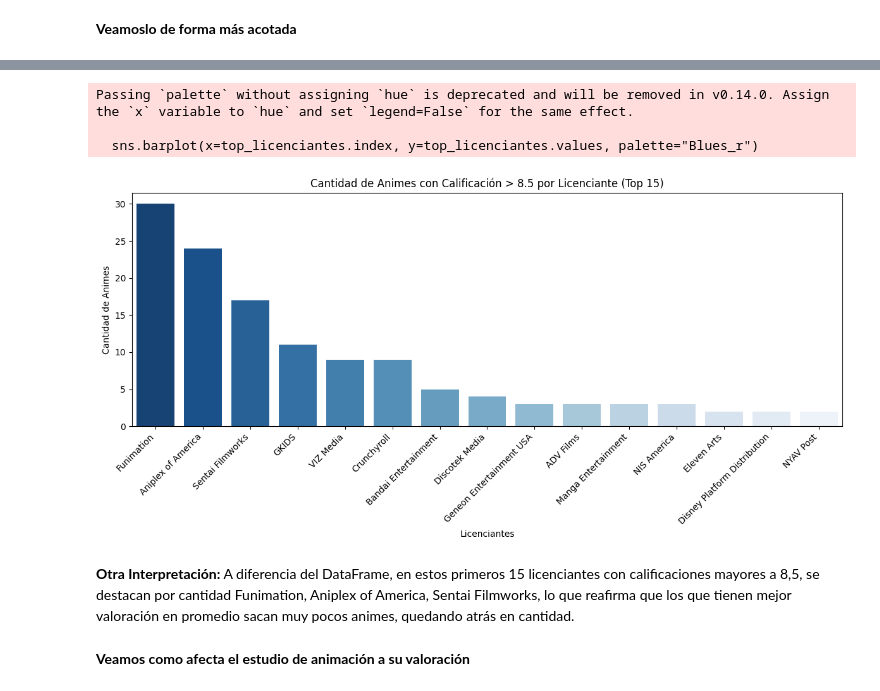
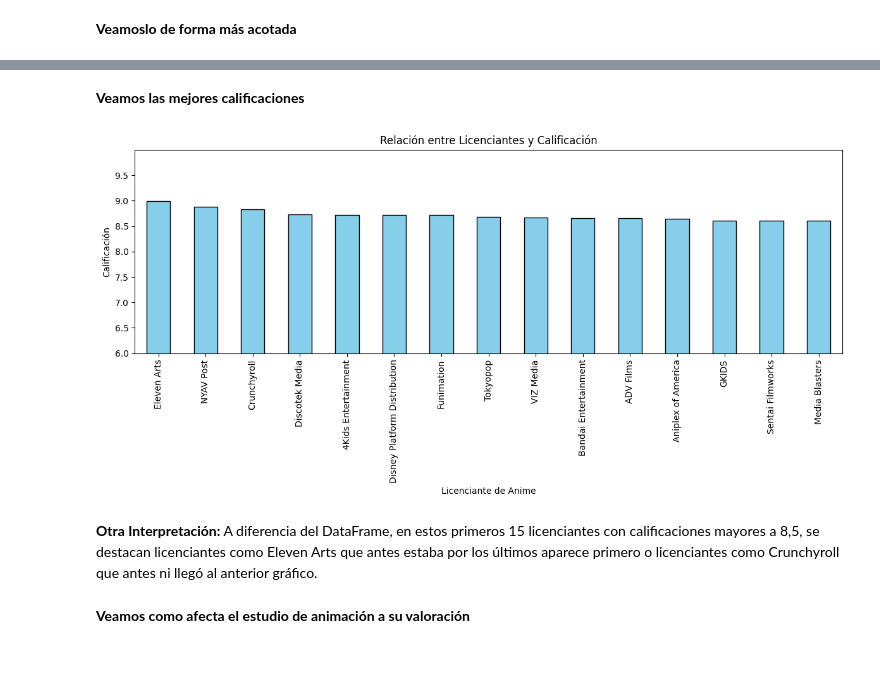
Before and after one commit to bondiolandia/TP_Laboratorio_de_M-todos_Cuantitativos_2026, a Jupyter notebook: notebook_Evolucion_del_Anime.ipynb, the cells around one changed output, grey strips where cells are left out. Saved outputs shown, nothing was run; the diff lists cells and outputs as text; code cells hidden in the pictures; blank space fills up the shorter version.

```diff
--- a/notebook_Evolucion_del_Anime.ipynb
+++ b/notebook_Evolucion_del_Anime.ipynb
@@ -653,33 +669,29 @@ plt.show()
+# %% [markdown]
+**Veamos las mejores calificaciones**
 # %%
-import pandas as pd
-import matplotlib.pyplot as plt
 import seaborn as sns
-
 
 anime["Score"] = pd.to_numeric(anime["Score"], errors="coerce") #aseguramos score numerico
 
 animes_excelentes = anime[anime["Score"] > 8.5].copy()  #filtramos por calificacion >8,5
 
-licensors_df = animes_excelentes.assign(Licensors=animes_excelentes["Licensors"].str.split(", ")).explode("Licensors") #separamos por fila para analizarlo individ
+licensors_df = animes_excelentes.assign(Licensors=animes_excelentes["Licensors"].str.split(", ")).explode("Licensors") #separamos por fila para analizarlo individual
 
-top_licenciantes = licensors_df["Licensors"].value_counts().head(15) #Los contamos
-
-plt.figure(figsize=(12, 6)) #graficamos
-sns.barplot(x=top_licenciantes.index, y=top_licenciantes.values, palette="Blues_r")
-
-plt.title("Cantidad de Animes con Calificación > 8.5 por Licenciante (Top 15)")
-plt.xlabel("Licenciantes")
-plt.ylabel("Cantidad de Animes")
-plt.xticks(rotation=45, ha="right")
+mediana_por_licenciantes = licensors_df.groupby("Licensors")["Score"].median().sort_values(ascending = False).head(15)
+plt.figure(figsize=(12, 6))
+mediana_por_licenciantes.plot(kind="bar", color="skyblue", edgecolor="black")
+plt.title("Relación entre Licenciantes y Calificación")
+plt.xlabel("Licenciante de Anime")
+plt.ylabel("Calificación")
+plt.xticks(rotation=90)
+plt.ylim(6,10)
+plt.yticks(np.arange(6.0, 10.0, 0.5))
 plt.tight_layout()
 plt.show()
 # %% [output]
-Passing `palette` without assigning `hue` is deprecated and will be removed in v0.14.0. Assign the `x` variable to `hue` and set `legend=False` for the same effect.
-
-  sns.barplot(x=top_licenciantes.index, y=top_licenciantes.values, palette="Blues_r")
-[figure, old version]
+[figure, new version]
 # %% [markdown]
-**Otra Interpretación:** A diferencia del DataFrame, en estos primeros 15 licenciantes con calificaciones mayores a 8,5, se destacan por cantidad Funimation, Aniplex of America, Sentai Filmworks, lo que reafirma que los que tienen mejor valoración en promedio sacan muy pocos animes, quedando atrás en cantidad.
+**Otra Interpretación:** A diferencia del DataFrame, en estos primeros 15 licenciantes con calificaciones mayores a 8,5, se destacan licenciantes como Eleven Arts que antes estaba por los últimos aparece primero o licenciantes como Crunchyroll que antes ni llegó al anterior gráfico.
 # %% [markdown]
 **Veamos como afecta el estudio de animación a su valoración**
 # %%
```
Also changed, not shown: parts of 9 cells of this notebook.
